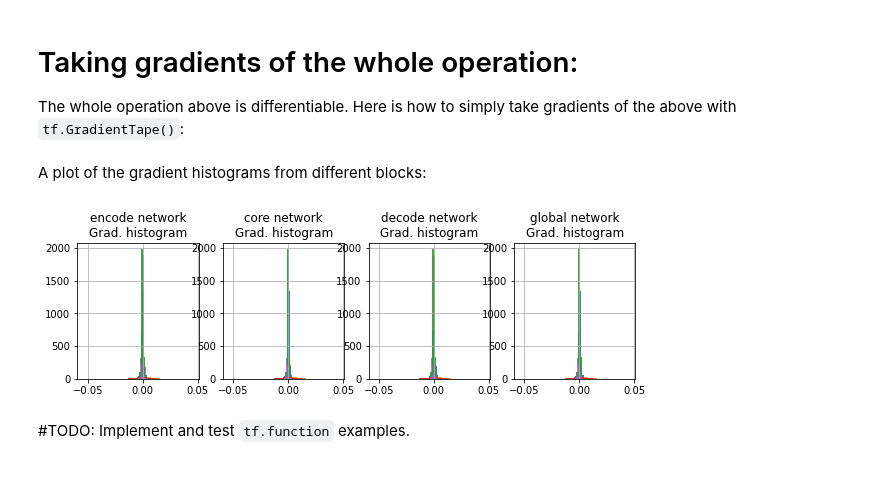
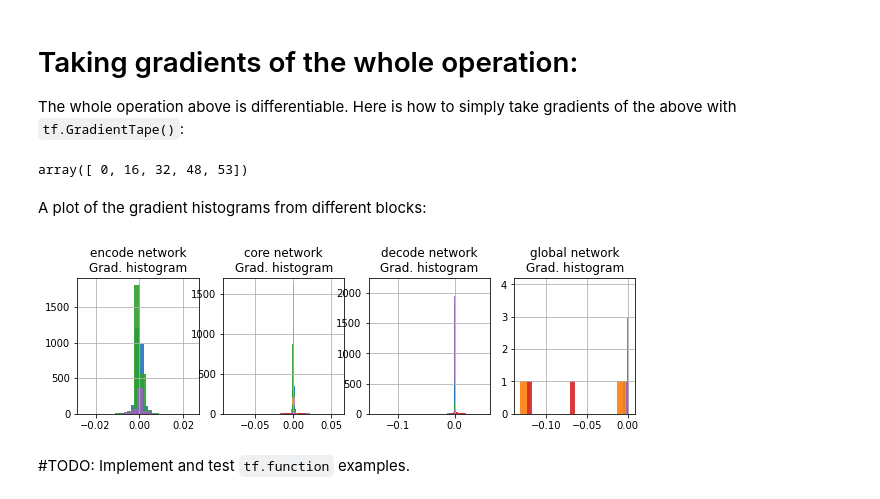
Before and after one commit to mylonasc/tf_gnns, a Jupyter notebook: notebooks/01_tf_gnn_basics.ipynb, the cells around one changed output. Cells and saved outputs as stored; diff of their text form; code cells hidden in the pictures.

```diff
--- a/notebooks/01_tf_gnn_basics.ipynb
+++ b/notebooks/01_tf_gnn_basics.ipynb
@@ -232,7 +232,7 @@ from tensorflow.keras.layers import Input, Dense
 from tensorflow.keras import Model
 
 GN_STATE = 2
-global_state_out_size = 1
+global_state_out_size = 10
 def make_graph_tuple_to_global(insize = GN_STATE, agg_type = 'mean'):
 
     agg_fcn = make_keras_simple_agg(insize,agg_type) # from ibk_gnns import make_keras_simple_agg
@@ -281,12 +284,13 @@ array([[0.00682549],
 ## All weights of a GN:
 Gathering the weights (trainable parameters) of `GraphNet` blocks in the `tf_gnns` is easy. Here is how to get all the parameters of the above computation:
 # %%
-#all_weights  =[g.]
+
 all_weights=[]
 for g in gnns: # the encode/core/decode layers:
-    all_weights.append(g.weights())
+    ww = g.weights()
+    all_weights.extend(ww)
 
-all_weights.append(global_fcn.weights) # The final "graph to global" layer.
+all_weights.extend(global_fcn.weights) # The final "graph to global" layer.
 # %% [markdown]
 # Taking gradients of the whole operation:
 The whole operation above is differentiable. Here is how to simply take gradients of the above with `tf.GradientTape()`:
@@ -310,26 +314,34 @@ with tf.GradientTape() as tape:
     Yhat = full_eval_with_global(gt.copy())
     loss_current = loss(Yhat, Y)
     grads = tape.gradient(loss_current,all_weights)
-    opt.apply_gradients(zip(grads,all_weighths))
+    opt.apply_gradients(zip(grads,all_weights))
+# %%
+nweights_per_block = [len(g.weights()) for g in gnns]
+nweights_per_block.append(len(global_fcn.weights))
+cumsum_nweights_per_block = np.cumsum([0,*nweights_per_block])
+cumsum_nweights_per_block
+# %% [output]
+array([ 0, 16, 32, 48, 53])
 # %% [markdown]
 A plot of the gradient histograms from different blocks:
 # %%
 import matplotlib.pyplot as plt
 
 sc = 0.5
 plt.figure(figsize = (20*sc,5*sc))
 
 plt.subplot(1,4,1)
 for k,name in enumerate(['encode','core','decode','global']):
     plt.subplot(1,4,1+k)
     # Encode network:
-    for g_ in grads[0]:
+    start_idx, end_idx = cumsum_nweights_per_block[k:k+2]
+    for g_ in grads[start_idx:end_idx]:
         plt.hist(g_.numpy().flatten(), alpha = 0.9)
 
     plt.grid()
     plt.title("%s network\nGrad. histogram"%name)
 # %% [output]
-[figure, old version]
+[figure, new version]
 # %% [markdown]
 #TODO:
 Implement and test `tf.function` examples.
```
Also changed, not shown: parts of 5 cells of this notebook.
